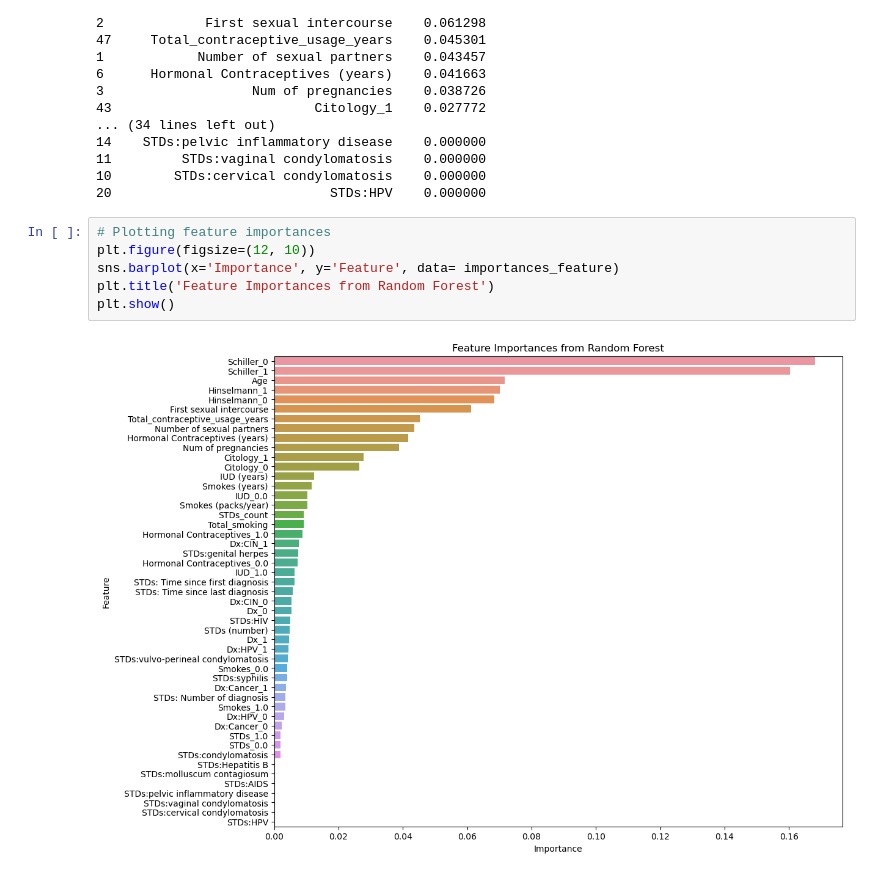
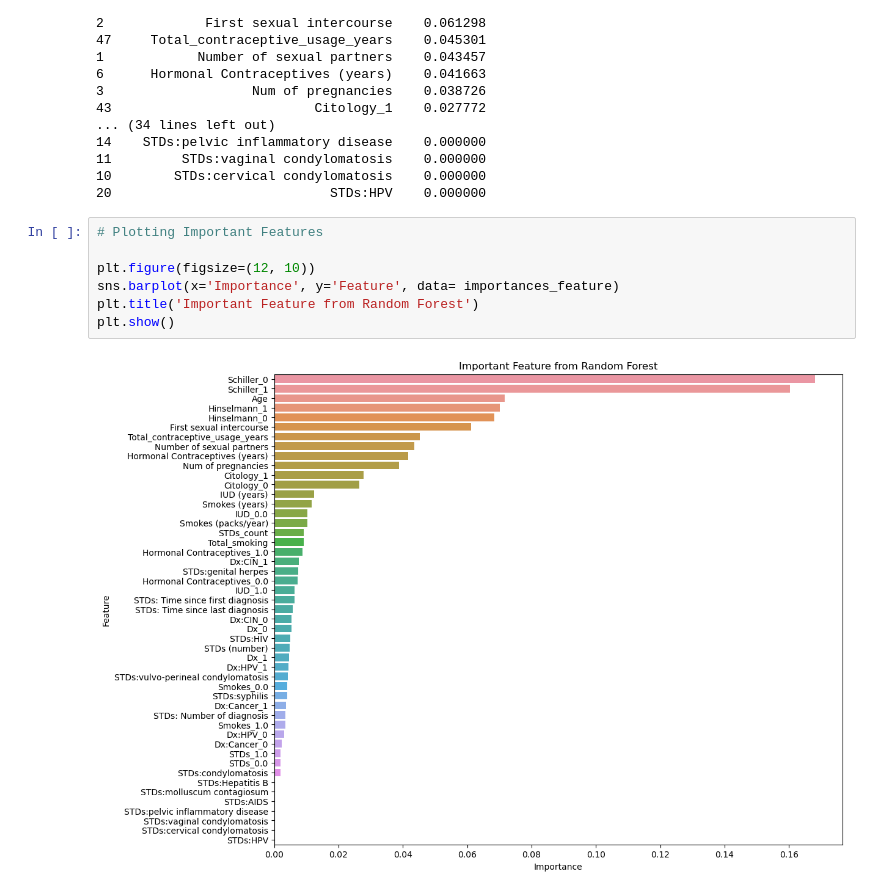
Before and after one commit to omoladd/cervical-cancer_prediction, a Jupyter notebook: cervical_prediction.ipynb, the cells around one changed output. Drawn from its saved outputs; the diff is of its cells as text.

```diff
--- a/cervical_prediction.ipynb
+++ b/cervical_prediction.ipynb
@@ -304,10 +304,11 @@ print(importances_feature)
 10        STDs:cervical condylomatosis    0.000000
 20                            STDs:HPV    0.000000
 # %%
-# Plotting feature importances
+# Plotting Important Features
+
 plt.figure(figsize=(12, 10))
 sns.barplot(x='Importance', y='Feature', data= importances_feature)
-plt.title('Feature Importances from Random Forest')
+plt.title('Important Feature from Random Forest')
 plt.show()
 # %% [output]
-[figure, old version]
+[figure, new version]
```
